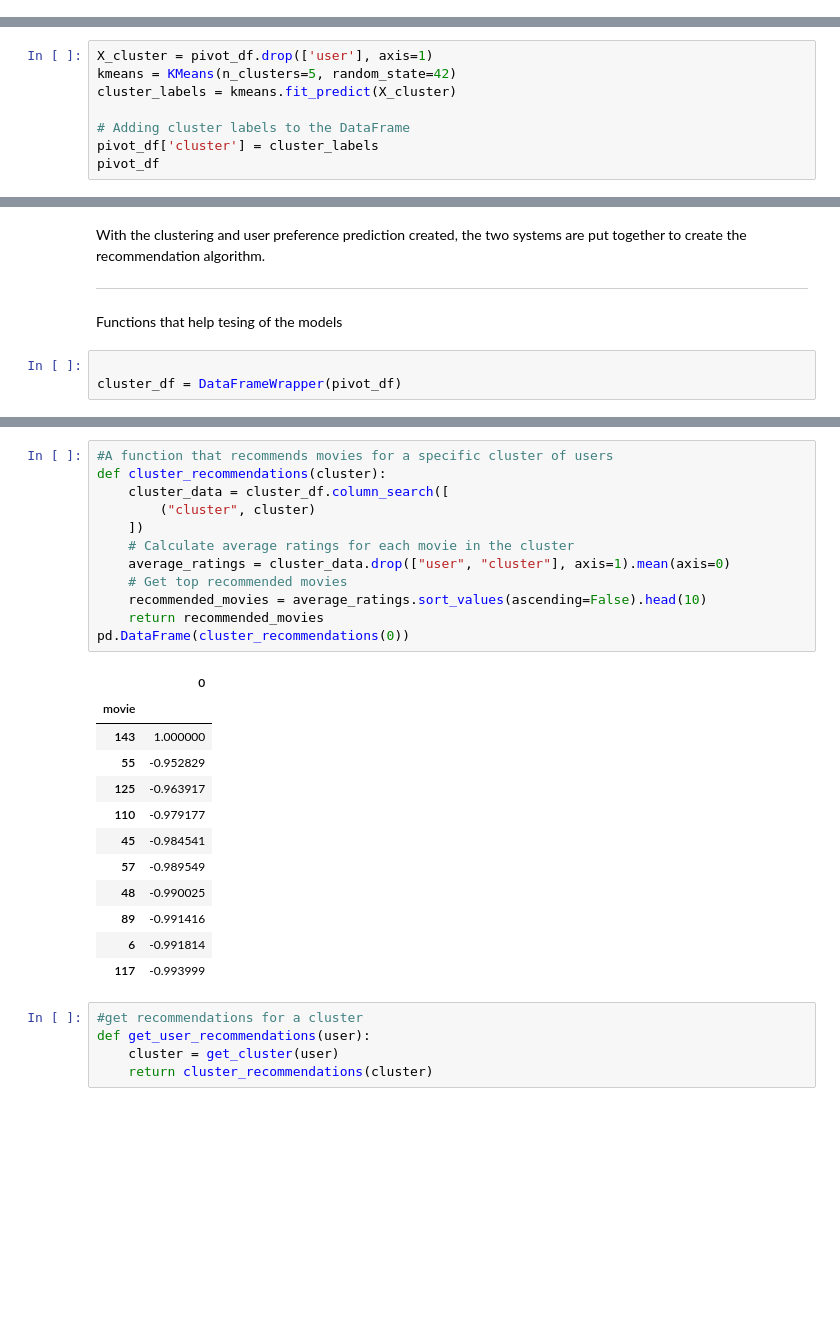
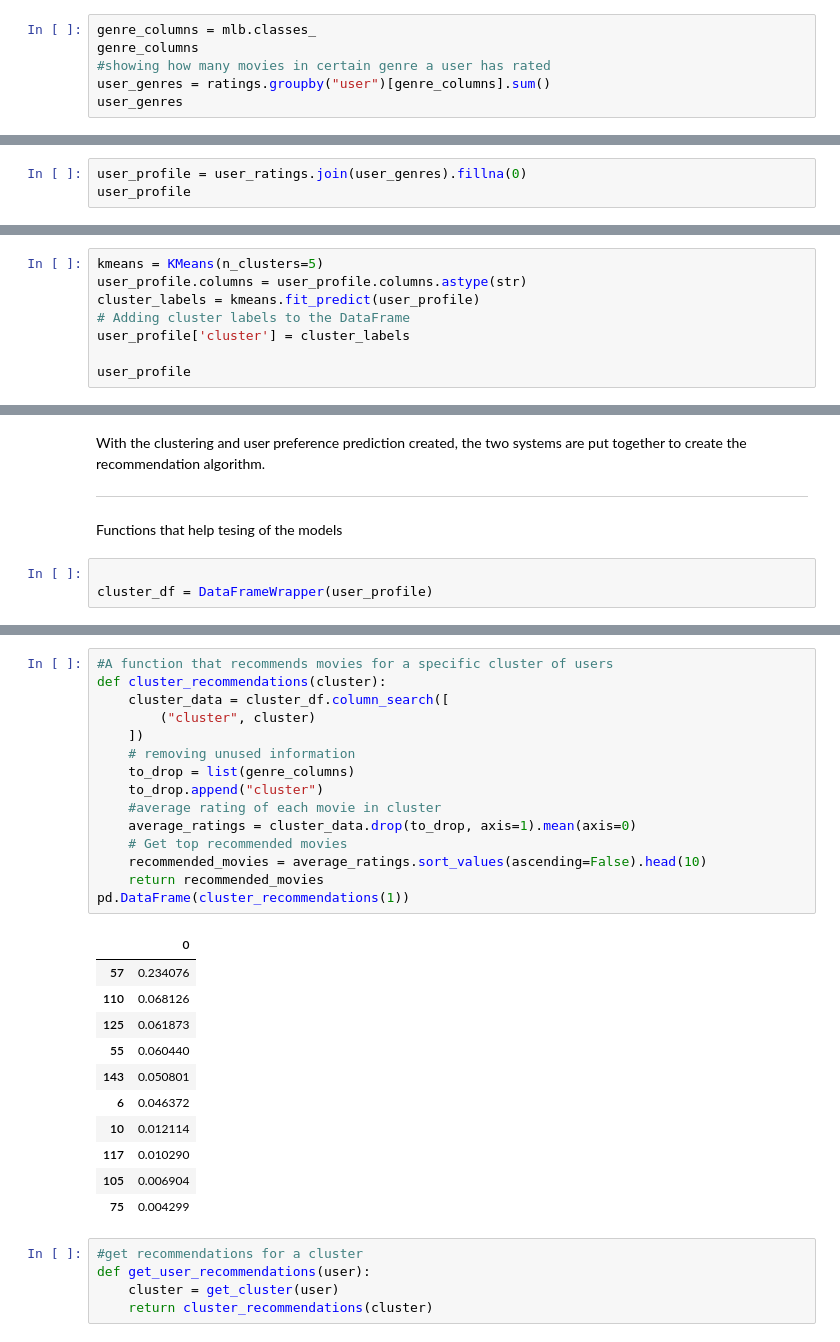
Before and after one commit to bizzfuzz/netflix-recommender, a Jupyter notebook: index.ipynb, the cells around one changed output, grey strips where cells are left out. Saved outputs shown, nothing was run; the diff lists cells and outputs as text; blank space fills up the shorter version.

```diff
--- a/index.ipynb
+++ b/index.ipynb
@@ -525,0 +528,6 @@ pivot_df
+# %%
+genre_columns = mlb.classes_
+genre_columns
+#showing how many movies in certain genre a user has rated
+user_genres = ratings.groupby("user")[genre_columns].sum()
+user_genres
@@ -525,0 +551,3 @@ pivot_df
+# %%
+user_profile = user_ratings.join(user_genres).fillna(0)
+user_profile
@@ -526,11 +569,11 @@ pivot_df
 # %% [markdown]
 K Means clustering is performed to group together similar users
 # %%
-X_cluster = pivot_df.drop(['user'], axis=1)
-kmeans = KMeans(n_clusters=5, random_state=42)
-cluster_labels = kmeans.fit_predict(X_cluster)
+kmeans = KMeans(n_clusters=5)
+user_profile.columns = user_profile.columns.astype(str)
+cluster_labels = kmeans.fit_predict(user_profile)
+# Adding cluster labels to the DataFrame
+user_profile['cluster'] = cluster_labels
 
-# Adding cluster labels to the DataFrame
-pivot_df['cluster'] = cluster_labels
-pivot_df
+user_profile
 # %% [output]
@@ -581,7 +639,7 @@ With the clustering and user preference prediction created, the two systems are
 Functions that help tesing of the models
 # %%
 
-cluster_df = DataFrameWrapper(pivot_df)
+cluster_df = DataFrameWrapper(user_profile)
 # %%
 #Pick a random user
 def get_user():
@@ -605,28 +662,30 @@ get_cluster(482917)
 # %%
 #A function that recommends movies for a specific cluster of users
 def cluster_recommendations(cluster):
     cluster_data = cluster_df.column_search([
         ("cluster", cluster)
     ])
-    # Calculate average ratings for each movie in the cluster
-    average_ratings = cluster_data.drop(["user", "cluster"], axis=1).mean(axis=0)
+    # removing unused information
+    to_drop = list(genre_columns)
+    to_drop.append("cluster")
+    #average rating of each movie in cluster
+    average_ratings = cluster_data.drop(to_drop, axis=1).mean(axis=0)
     # Get top recommended movies
     recommended_movies = average_ratings.sort_values(ascending=False).head(10)
     return recommended_movies
-pd.DataFrame(cluster_recommendations(0))
+pd.DataFrame(cluster_recommendations(1))
 # %% [output]
 |  | 0 |
-| movie |  |
-| 143 | 1.000000 |
-| 55 | -0.952829 |
-| 125 | -0.963917 |
-| 110 | -0.979177 |
-| 45 | -0.984541 |
-| 57 | -0.989549 |
-| 48 | -0.990025 |
-| 89 | -0.991416 |
-| 6 | -0.991814 |
-| 117 | -0.993999 |
+| 57 | 0.234076 |
+| 110 | 0.068126 |
+| 125 | 0.061873 |
+| 55 | 0.060440 |
+| 143 | 0.050801 |
+| 6 | 0.046372 |
+| 10 | 0.012114 |
+| 117 | 0.010290 |
+| 105 | 0.006904 |
+| 75 | 0.004299 |
 # %%
 #get recommendations for a cluster
 def get_user_recommendations(user):
```
Also changed, not shown: parts of 23 cells of this notebook.
